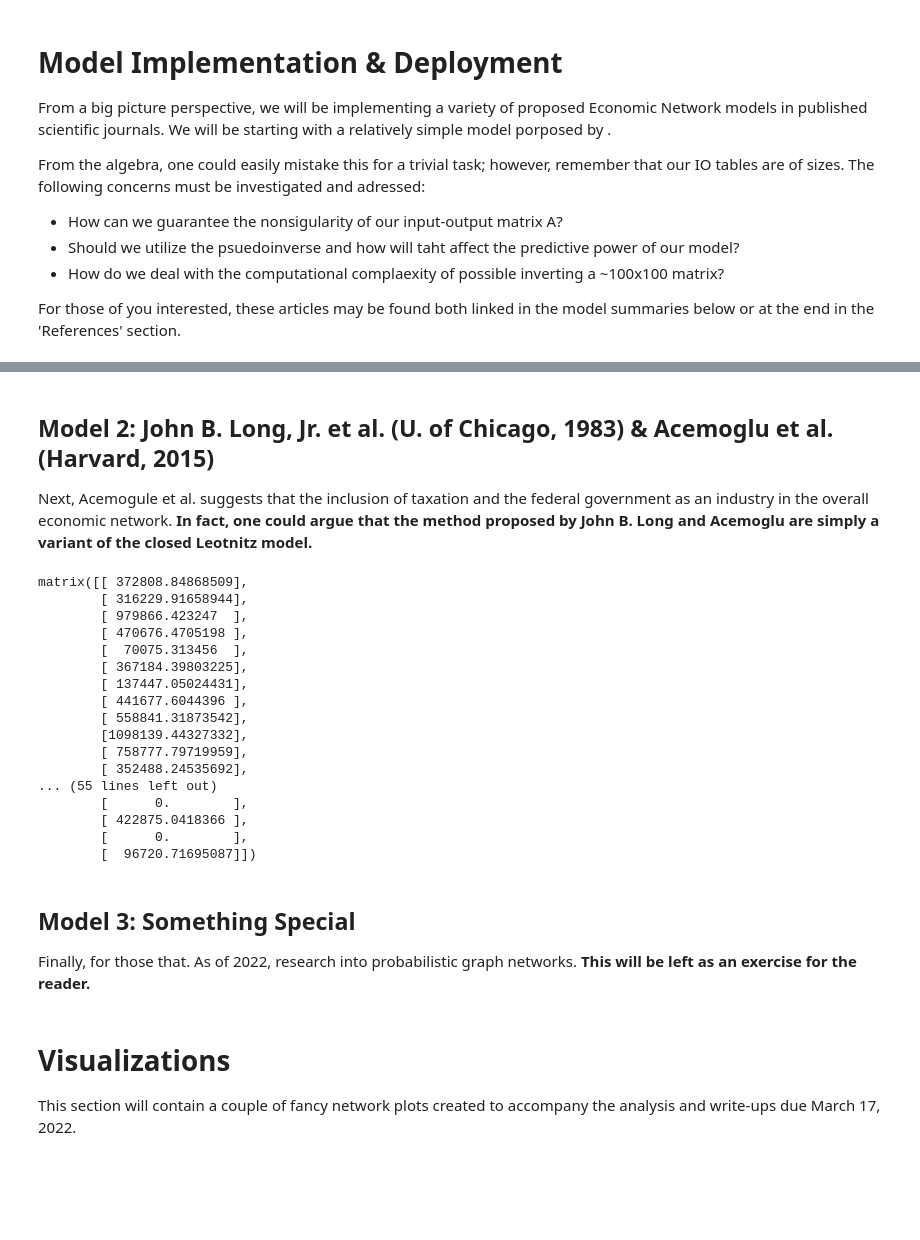
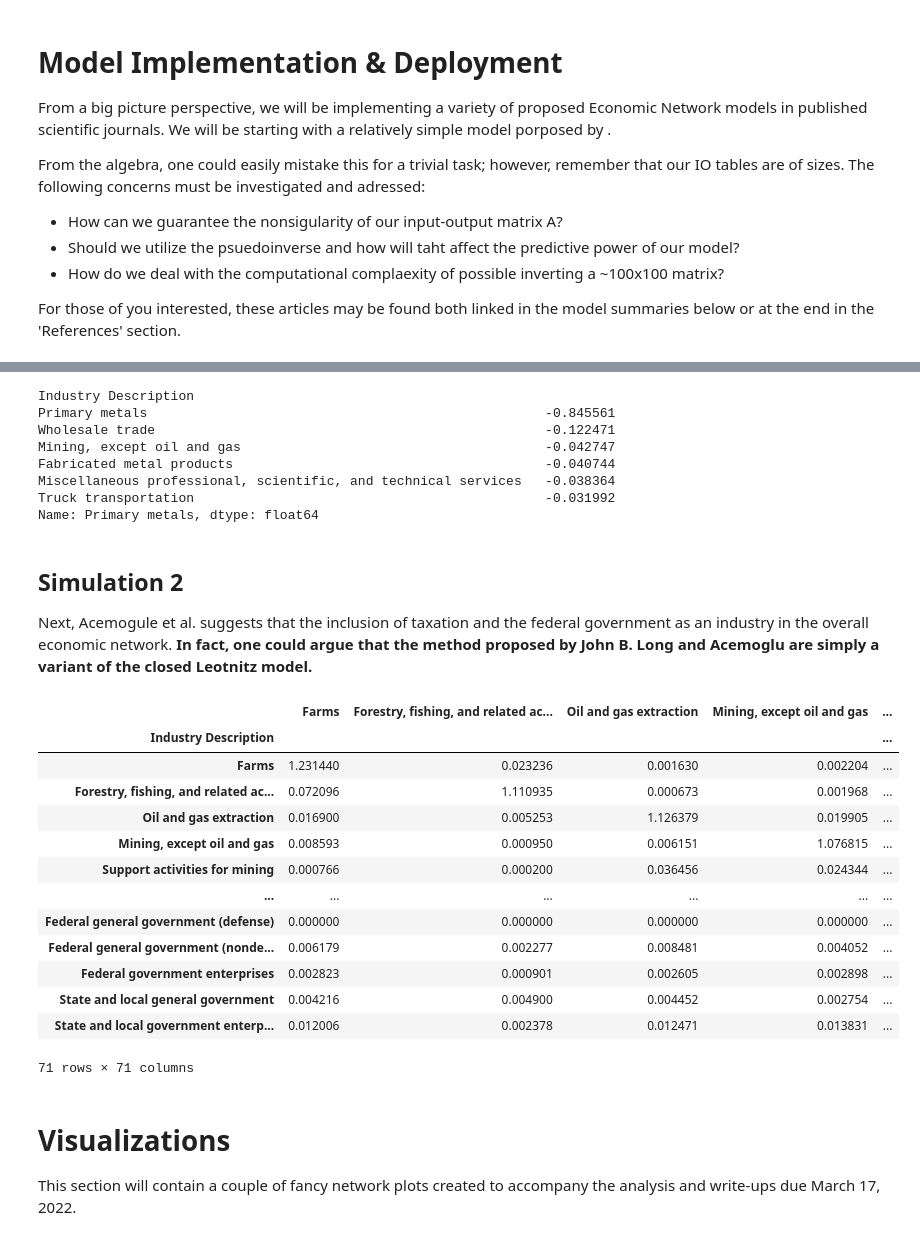
Before and after one commit to AndrewM1130/intro-io-tables, a Jupyter notebook: notebooks/model-Andrew.ipynb, the cells around one changed output, grey strips where cells are left out. Saved outputs shown, nothing was run; the diff lists cells and outputs as text; code cells hidden in the pictures; blank space fills up the shorter version.

Commit message:
updated model work

```diff
--- a/notebooks/model-Andrew.ipynb
+++ b/notebooks/model-Andrew.ipynb
@@ -146,38 +96,46 @@ matrix([[ 372808.84868509],
+# %%
+## simualted shock of primary metals industry - 2020
+df = reqs_master[23]
+H = df.copy().iloc[:71,:]
+
+## 1x72 matrix where only nonzero element is on the index corresponding to 'primary metals' column
+z = [0]*71
+z[9] = -0.6
+
+res = H * z
+# %%
+## largest decrease in log output
+res['Primary metals'].sort_values().head(6)
+# %% [output]
+Industry Description
+Primary metals                                                   -0.845561
+Wholesale trade                                                  -0.122471
+Mining, except oil and gas                                       -0.042747
+Fabricated metal products                                        -0.040744
+Miscellaneous professional, scientific, and technical services   -0.038364
+Truck transportation                                             -0.031992
+Name: Primary metals, dtype: float64
 # %% [markdown]
-## Model 2: John B. Long, Jr. et al. (U. of Chicago, 1983) & Acemoglu et al. (Harvard, 2015)
+## Simulation 2
 
 Next, Acemogule et al. suggests that the inclusion of taxation and the federal government as an industry in the overall economic network. **In fact, one could argue that the method proposed by John B. Long and Acemoglu are simply a variant of the closed Leotnitz model.**
-# %%
-df = io_current.iloc[0:71,1:].set_index('Name')
-A = df.div(df['Total Commodity Output'],axis=0).iloc[0:71,1:72].to_numpy()
-hat = np.linalg.inv(np.identity(n=len(A)) - A)
-B = np.matrix(df.iloc[0:71,-1] - df.iloc[0:71,-2]).transpose()
-
-## predicted production vector for 1997
-X = hat * B
-X
-# %% [output]
-matrix([[ 372808.84868509],
-        [ 316229.91658944],
-        [ 979866.423247  ],
-        [ 470676.4705198 ],
-        [  70075.313456  ],
-        [ 367184.39803225],
-        [ 137447.05024431],
-        [ 441677.6044396 ],
-        [ 558841.31873542],
-        [1098139.44327332],
-        [ 758777.79719959],
-        [ 352488.24535692],
-... (55 lines left out)
-        [      0.        ],
-        [ 422875.0418366 ],
-        [      0.        ],
-        [  96720.71695087]])
-# %% [markdown]
-## Model 3: Something Special
-
-Finally, for those that. As of 2022, research into probabilistic graph networks.  **This will be left as an exercise for the reader.**
+# %%
+H
+# %% [output]
+|  | Farms | Forestry, fishing, and related ac... | Oil and gas extraction | Mining, except oil and gas | ... |
+| Industry Description |  |  |  |  | ... |
+| Farms | 1.231440 | 0.023236 | 0.001630 | 0.002204 | ... |
+| Forestry, fishing, and related ac... | 0.072096 | 1.110935 | 0.000673 | 0.001968 | ... |
+| Oil and gas extraction | 0.016900 | 0.005253 | 1.126379 | 0.019905 | ... |
+| Mining, except oil and gas | 0.008593 | 0.000950 | 0.006151 | 1.076815 | ... |
+| Support activities for mining | 0.000766 | 0.000200 | 0.036456 | 0.024344 | ... |
+| ... | ... | ... | ... | ... | ... |
+| Federal general government (defense) | 0.000000 | 0.000000 | 0.000000 | 0.000000 | ... |
+| Federal general government (nonde... | 0.006179 | 0.002277 | 0.008481 | 0.004052 | ... |
+| Federal government enterprises | 0.002823 | 0.000901 | 0.002605 | 0.002898 | ... |
+| State and local general government | 0.004216 | 0.004900 | 0.004452 | 0.002754 | ... |
+| State and local government enterp... | 0.012006 | 0.002378 | 0.012471 | 0.013831 | ... |
+71 rows × 71 columns
 # %% [markdown]
 # Visualizations
 
```
Also changed, not shown: parts of 6 cells of this notebook, 2 other files.
